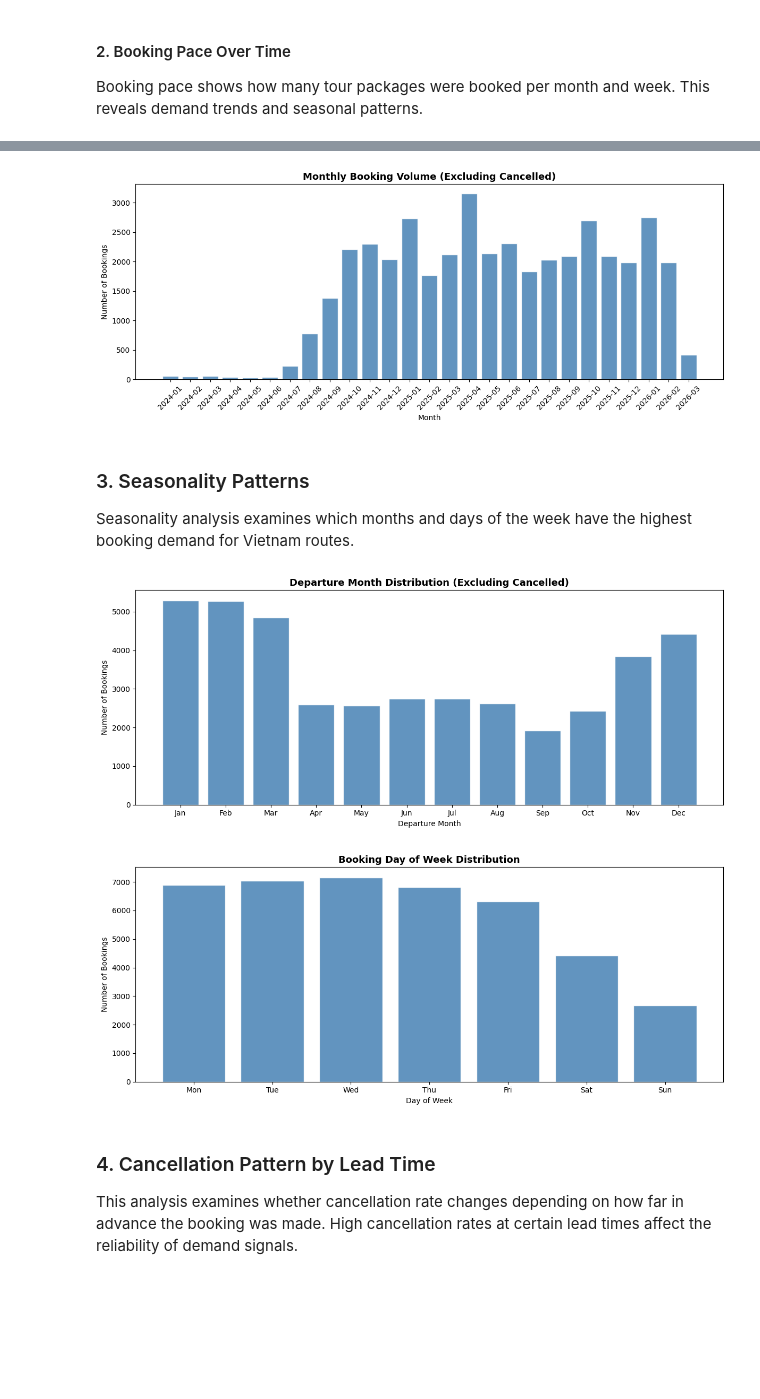
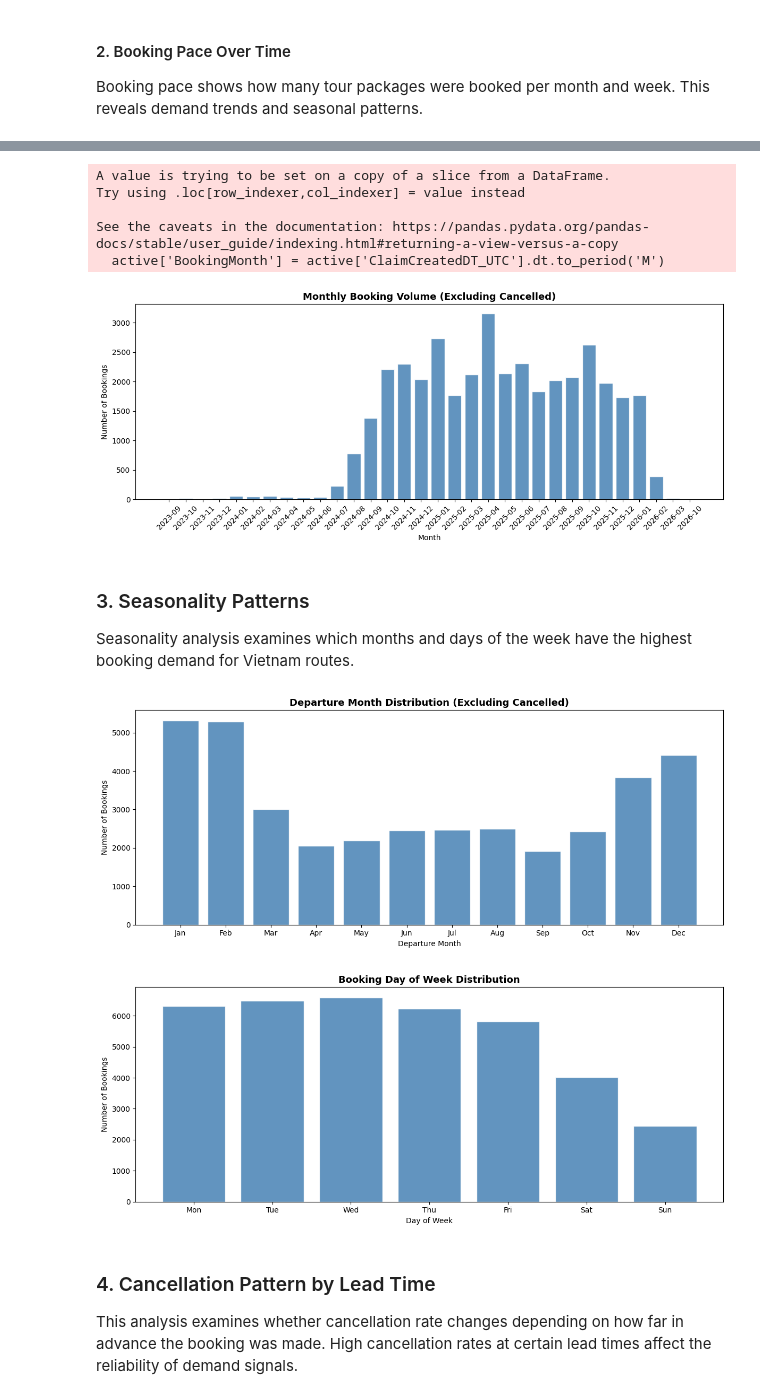
Before and after one commit to VildanaRazumova/thesis-demand-forecasting, a Jupyter notebook: thesis_notebook_final.ipynb, the cells around one changed output, grey strips where cells are left out. Cells and saved outputs as stored; diff of their text form; code cells hidden in the pictures; blank space fills up the shorter version.

```diff
--- a/thesis_notebook_final.ipynb
+++ b/thesis_notebook_final.ipynb
@@ -126,7 +126,7 @@ Drive already mounted at /content/drive; to attempt to forcibly remount, call dr
 ### Load Claims
 # %%
 df_claims = pd.read_csv(
-    '/content/drive/MyDrive/Thesis_RazumovaV_2026/thesis_data/_dp_claims_features.csv'
+    '/content/drive/MyDrive/Thesis_RazumovaV_2026/thesis_data/_dp_claims_features_2024-2026.csv'
 )
 # %%
 df_claims.head(3)
@@ -602,3 +602,18 @@ Booked within D-120: 92.8%
 
 Booking pace shows how many tour packages were booked per month
 and week. This reveals demand trends and seasonal patterns.
+# %%
+# Convert all date columns from string to datetime
+# errors='coerce' converts invalid values like \N to NaT (null date)
+df_claims['ClaimCreatedDT_UTC'] = pd.to_datetime(df_claims['ClaimCreatedDT_UTC'], errors='coerce')
+df_claims['DepartureDT']        = pd.to_datetime(df_claims['DepartureDT'],        errors='coerce')
+df_claims['TourEndDT']          = pd.to_datetime(df_claims['TourEndDT'],           errors='coerce')
+df_claims['ConfirmedDT_UTC']    = pd.to_datetime(df_claims['ConfirmedDT_UTC'],     errors='coerce')
+
+print(df_claims[['ClaimCreatedDT_UTC', 'DepartureDT', 'ConfirmedDT_UTC']].dtypes)
+
+# Check how many NaT values appeared
+print('\nNaT values after conversion:')
+print(f'ClaimCreatedDT_UTC: {df_claims["ClaimCreatedDT_UTC"].isna().sum()}')
+print(f'DepartureDT:        {df_claims["DepartureDT"].isna().sum()}')
+print(f'ConfirmedDT_UTC:    {df_claims["ConfirmedDT_UTC"].isna().sum()}')
@@ -605,28 +630,33 @@ and week. This reveals demand trends and seasonal patterns.
 # %%
 # Figure 3: Monthly Booking Volume (Excluding Cancelled)
 
 # Step 1: Filter out cancelled bookings
-active = df_claims[df_claims['StatusName'] != 'Canceled'].copy()
+active = df_claims[df_claims['IsCancelled'] == 0]
 
 # Step 2: Extract the month from the booking date
 active['BookingMonth'] = active['ClaimCreatedDT_UTC'].dt.to_period('M')
 
 # Step 3: Count how many bookings happened in each month
 monthly_active = active.groupby('BookingMonth').size().reset_index(name='Bookings')
 
 # Step 4: Draw the bar chart per month
 plt.figure(figsize=(12, 5))
 plt.bar(monthly_active['BookingMonth'].astype(str), monthly_active['Bookings'],
         color='steelblue', edgecolor='white', alpha=0.85)
 plt.title('Monthly Booking Volume (Excluding Cancelled)',
           fontsize=13, fontweight='bold')
 plt.xlabel('Month')
 plt.ylabel('Number of Bookings')
 plt.xticks(rotation=45)
 plt.tight_layout()
 plt.show()
 # %% [output]
+A value is trying to be set on a copy of a slice from a DataFrame.
+Try using .loc[row_indexer,col_indexer] = value instead
+
+See the caveats in the documentation: https://pandas.pydata.org/pandas-docs/stable/user_guide/indexing.html#returning-a-view-versus-a-copy
+  active['BookingMonth'] = active['ClaimCreatedDT_UTC'].dt.to_period('M')
-[figure, old version]
+[figure, new version]
 # %% [markdown]
 ### 3. Seasonality Patterns
 
@@ -658,7 +688,7 @@ plt.ylabel('Number of Bookings')
 plt.tight_layout()
 plt.show()
 # %% [output]
-[figure, old version]
+[figure, new version]
 # %%
 # Figure 5: Booking Day of Week
 
@@ -684,7 +714,7 @@ plt.ylabel('Number of Bookings')
 plt.tight_layout()
 plt.show()
 # %% [output]
-[figure, old version]
+[figure, new version]
 # %% [markdown]
 ### 4. Cancellation Pattern by Lead Time
 
```
Also changed, not shown: parts of 16 cells of this notebook.
